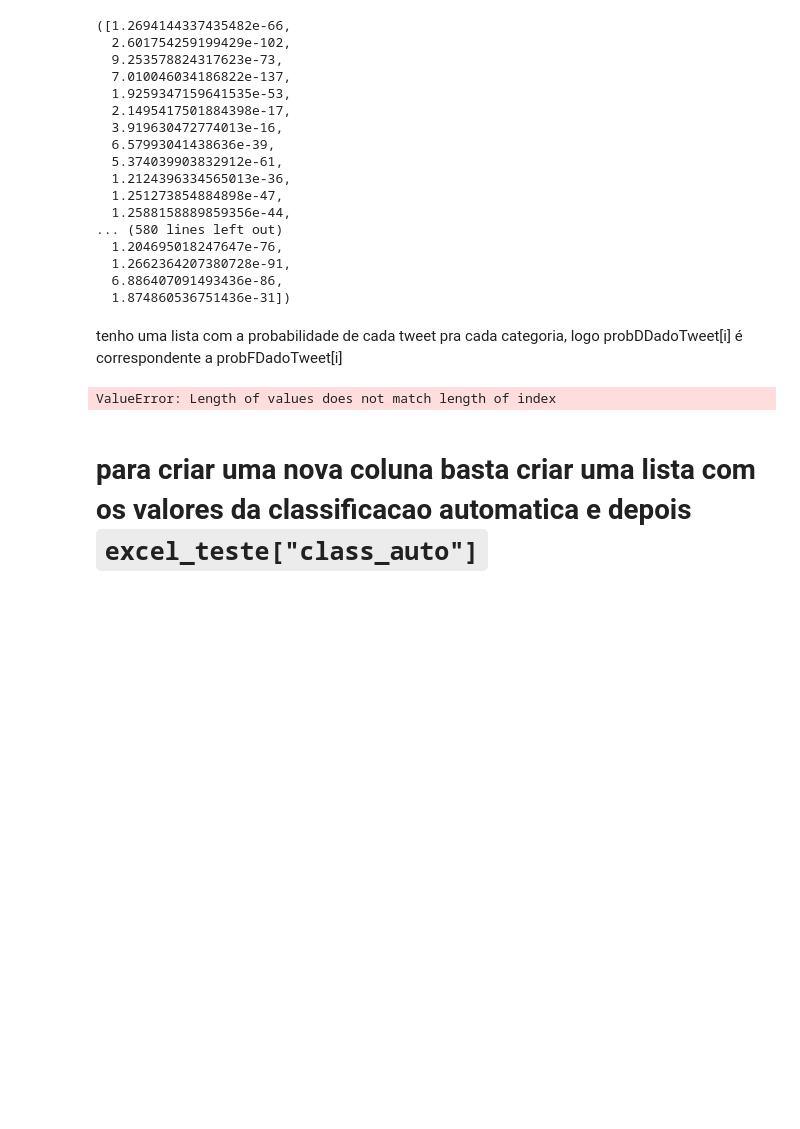
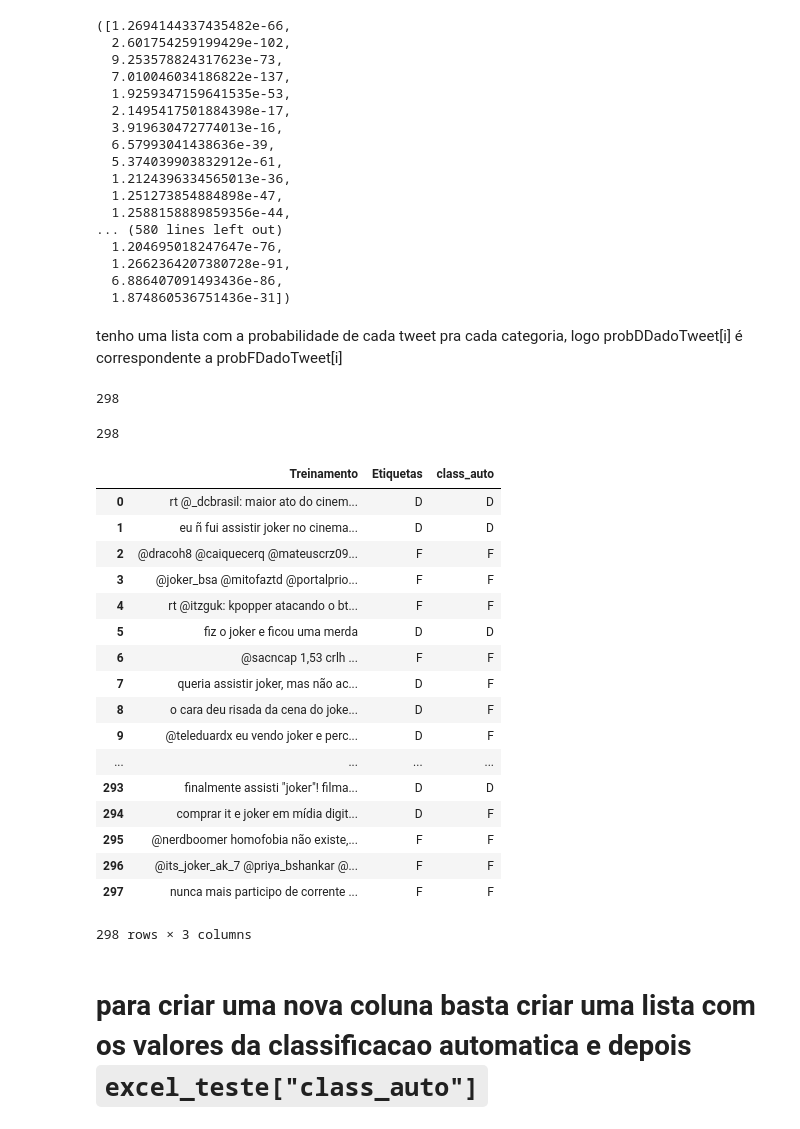
Before and after one commit to beatrizcf2/P1_Cdados_BW, a Jupyter notebook: Projeto 1 - Joker.ipynb, the cells around one changed output. Cells and saved outputs as stored; diff of their text form; code cells hidden in the pictures; blank space fills up the shorter version.

```diff
--- a/Projeto 1 - Joker.ipynb
+++ b/Projeto 1 - Joker.ipynb
@@ -301,24 +325,51 @@ probDDadoTweet, probFDadoTweet
   1.874860536751436e-31])
 # %% [markdown]
 tenho uma lista com a probabilidade de cada tweet pra cada categoria, logo probDDadoTweet[i] é correspondente a probFDadoTweet[i]
+# %%
+len(excel_teste)
+# %% [output]
+298
+# %%
+len(probDDadoTweet)
+# %% [output]
+298
 # %%
 class_tweet = []
-for i in range(len(probTweetDadoD)-1):
+for i in range(len(excel_teste)):
     if probDDadoTweet[i]>probFDadoTweet[i]:
         class_tweet.append('D')
     else:
         class_tweet.append('F')
-    excel_teste['class_auto'] = class_tweet
 
-class_tweet
+
+excel_teste['class_auto'] = class_tweet
+excel_teste
+
 
 #print("Probabilidade de Tweet dado que é dentro do contexto: ", probTweetDadoD)
 #print("Probabilidade de Tweet dado que é fora do contexto: ", probTweetDadoF)
 #print("Probabilidade de estar dentro do contexto dado que Tweet: ", probDDadoTweet)
 #print("Probabilidade de estar fora do contexto dado que Tweet: ", probFDadoTweet)
 #excel_teste.head()
 # %% [output]
+|  | Treinamento | Etiquetas | class_auto |
+| 0 | rt @_dcbrasil: maior ato do cinem... | D | D |
+| 1 | eu ñ fui assistir joker no cinema... | D | D |
+| 2 | @dracoh8 @caiquecerq @mateuscrz09... | F | F |
+| 3 | @joker_bsa @mitofaztd @portalprio... | F | F |
+| 4 | rt @itzguk: kpopper atacando o bt... | F | F |
+| 5 | fiz o joker e ficou uma merda | D | D |
+| 6 | @sacncap 1,53 crlh ... | F | F |
+| 7 | queria assistir joker, mas não ac... | D | F |
+| 8 | o cara deu risada da cena do joke... | D | F |
+| 9 | @teleduardx eu vendo joker e perc... | D | F |
+| ... | ... | ... | ... |
+| 293 | finalmente assisti "joker"! filma... | D | D |
+| 294 | comprar it e joker em mídia digit... | D | F |
+| 295 | @nerdboomer homofobia não existe,... | F | F |
+| 296 | @its_joker_ak_7 @priya_bshankar @... | F | F |
+| 297 | nunca mais participo de corrente ... | F | F |
-ValueError: Length of values does not match length of index
+298 rows × 3 columns
 # %% [markdown]
 # para criar uma nova coluna basta criar uma lista com os valores da classificacao automatica e depois `excel_teste["class_auto"]`
 # %% [markdown]
```
Also changed, not shown: parts of 3 cells of this notebook.
